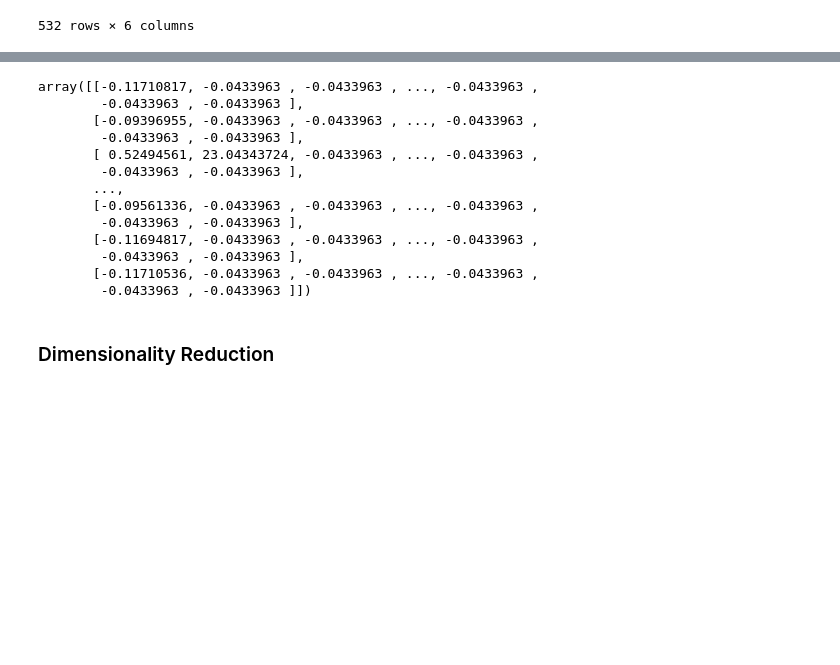
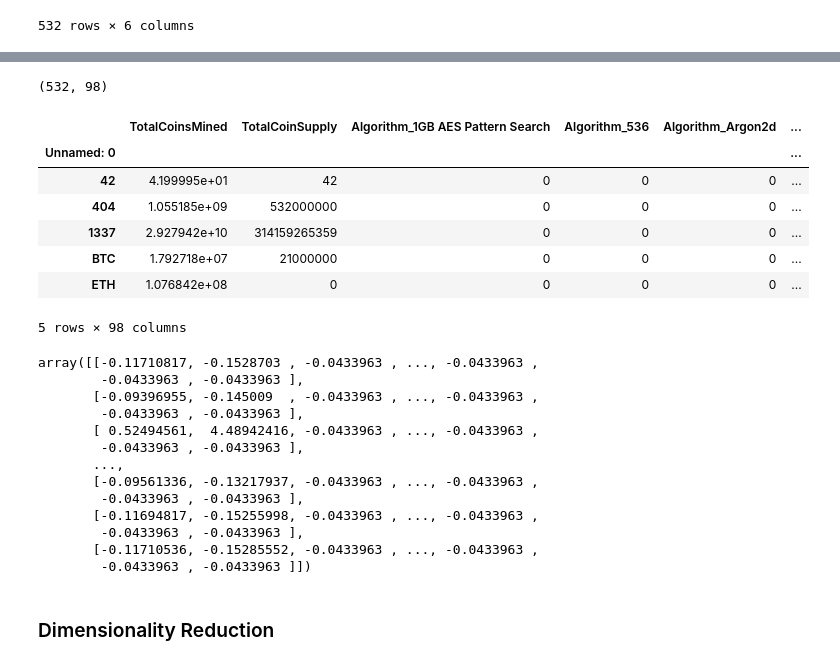
Before and after one commit to akrakowsky/Module_20, a Jupyter notebook: cryptocurrency_cluster.ipynb, the cells around one changed output, grey strips where cells are left out. Drawn from its saved outputs; the diff is of its cells as text; code cells hidden in the pictures; blank space fills up the shorter version.

```diff
--- a/cryptocurrency_cluster.ipynb
+++ b/cryptocurrency_cluster.ipynb
@@ -122,20 +140,35 @@ df_crypto
+# %%
+X = pd.get_dummies(data=df_crypto, columns=["Algorithm", "ProofType"])
+print(X.shape)
+X.head()
+# %% [output]
+(532, 98)
+|  | TotalCoinsMined | TotalCoinSupply | Algorithm_1GB AES Pattern Search | Algorithm_536 | Algorithm_Argon2d | ... |
+| Unnamed: 0 |  |  |  |  |  | ... |
+| 42 | 4.199995e+01 | 42 | 0 | 0 | 0 | ... |
+| 404 | 1.055185e+09 | 532000000 | 0 | 0 | 0 | ... |
+| 1337 | 2.927942e+10 | 314159265359 | 0 | 0 | 0 | ... |
+| BTC | 1.792718e+07 | 21000000 | 0 | 0 | 0 | ... |
+| ETH | 1.076842e+08 | 0 | 0 | 0 | 0 | ... |
+5 rows × 98 columns
 # %%
 # Standarize data with StandarScaler
-crypto_scaled = StandardScaler().fit_transform(df_crypto)
-crypto_scaled
+scaler = StandardScaler()
+X_scaled = scaler.fit_transform(X)
+X_scaled
 # %% [output]
-array([[-0.11710817, -0.0433963 , -0.0433963 , ..., -0.0433963 ,
+array([[-0.11710817, -0.1528703 , -0.0433963 , ..., -0.0433963 ,
         -0.0433963 , -0.0433963 ],
-       [-0.09396955, -0.0433963 , -0.0433963 , ..., -0.0433963 ,
+       [-0.09396955, -0.145009  , -0.0433963 , ..., -0.0433963 ,
         -0.0433963 , -0.0433963 ],
-       [ 0.52494561, 23.04343724, -0.0433963 , ..., -0.0433963 ,
+       [ 0.52494561,  4.48942416, -0.0433963 , ..., -0.0433963 ,
         -0.0433963 , -0.0433963 ],
        ...,
-       [-0.09561336, -0.0433963 , -0.0433963 , ..., -0.0433963 ,
+       [-0.09561336, -0.13217937, -0.0433963 , ..., -0.0433963 ,
         -0.0433963 , -0.0433963 ],
-       [-0.11694817, -0.0433963 , -0.0433963 , ..., -0.0433963 ,
+       [-0.11694817, -0.15255998, -0.0433963 , ..., -0.0433963 ,
         -0.0433963 , -0.0433963 ],
-       [-0.11710536, -0.0433963 , -0.0433963 , ..., -0.0433963 ,
+       [-0.11710536, -0.15285552, -0.0433963 , ..., -0.0433963 ,
         -0.0433963 , -0.0433963 ]])
 # %% [markdown]
 ### Dimensionality Reduction
```
Also changed, not shown: parts of 11 cells of this notebook.
